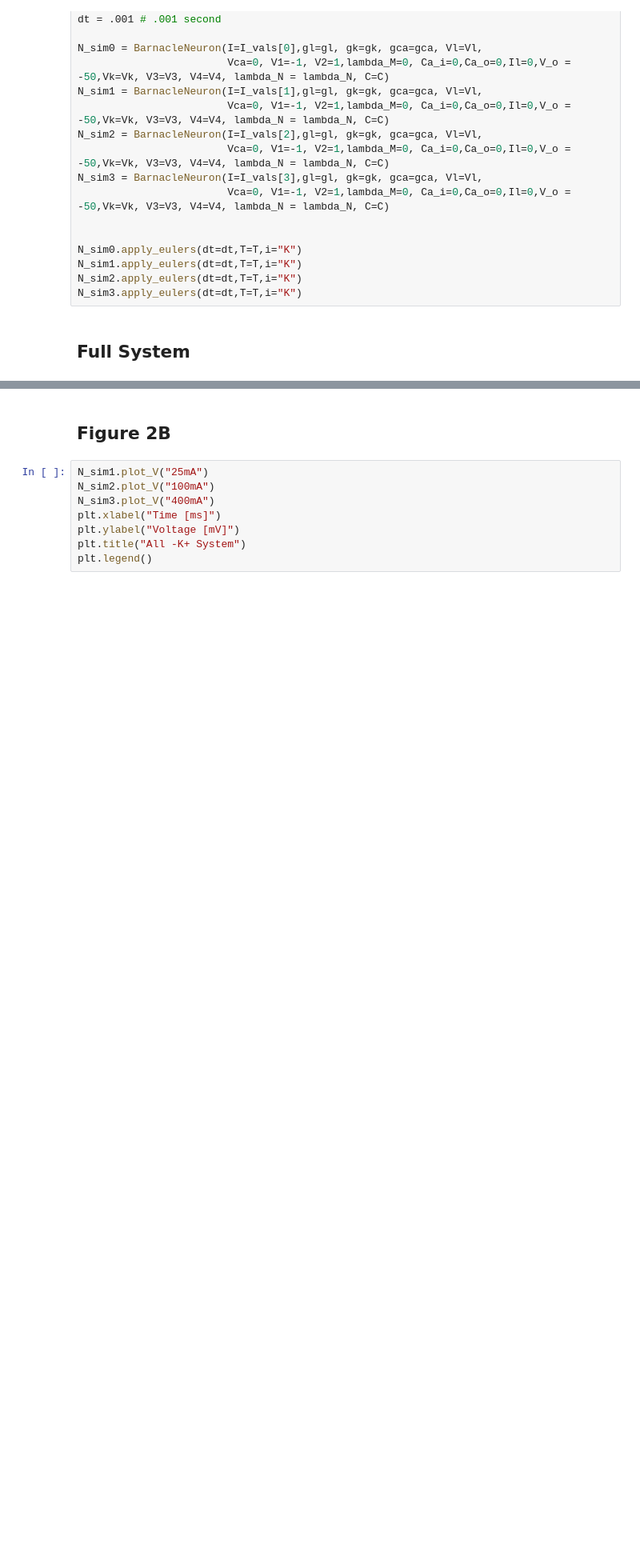
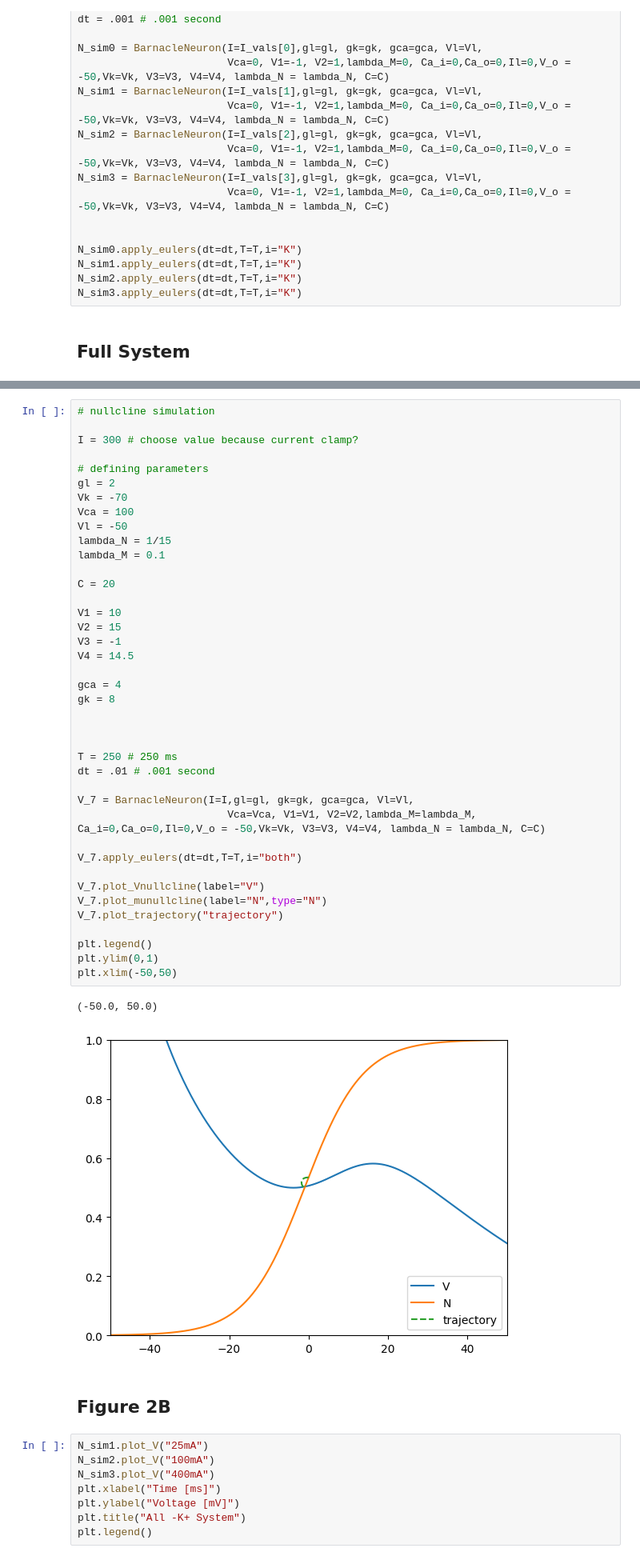
Before and after one commit to zeynoozkaya/VoltageOscillation, a Jupyter notebook: barnacle_mode.ipynb, the cells around one changed output, grey strips where cells are left out. Shown at 80% size. Drawn from its saved outputs; the diff is of its cells as text; blank space fills up the shorter version.

```diff
--- a/barnacle_mode.ipynb
+++ b/barnacle_mode.ipynb
@@ -250,6 +276,49 @@ V_broken= BarnacleNeuron(I=I,gl=gl, gk=gk_br, gca=gca_br, Vl=Vl,
 
 V_solid.apply_eulers(dt=dt,T=T,i="both")
 V_broken.apply_eulers(dt=dt,T=T,i="both")
+# %%
+# nullcline simulation
+
+I = 300 # choose value because current clamp?
+
+# defining parameters
+gl = 2
+Vk = -70
+Vca = 100
+Vl = -50
+lambda_N = 1/15
+lambda_M = 0.1
+
+C = 20
+
+V1 = 10
+V2 = 15
+V3 = -1
+V4 = 14.5
+
+gca = 4
+gk = 8
+
+
+
+T = 250 # 250 ms
+dt = .01 # .001 second
+
+V_7 = BarnacleNeuron(I=I,gl=gl, gk=gk, gca=gca, Vl=Vl,
+                        Vca=Vca, V1=V1, V2=V2,lambda_M=lambda_M, Ca_i=0,Ca_o=0,Il=0,V_o = -50,Vk=Vk, V3=V3, V4=V4, lambda_N = lambda_N, C=C)
+
+V_7.apply_eulers(dt=dt,T=T,i="both")
+
+V_7.plot_Vnullcline(label="V")
+V_7.plot_munullcline(label="N",type="N")
+V_7.plot_trajectory("trajectory")
+
+plt.legend()
+plt.ylim(0,1)
+plt.xlim(-50,50)
+# %% [output]
+(-50.0, 50.0)
+[figure, added]
 # %% [markdown]
 ## Figure 2B
 # %%
```
Also changed, not shown: parts of 6 cells of this notebook.
